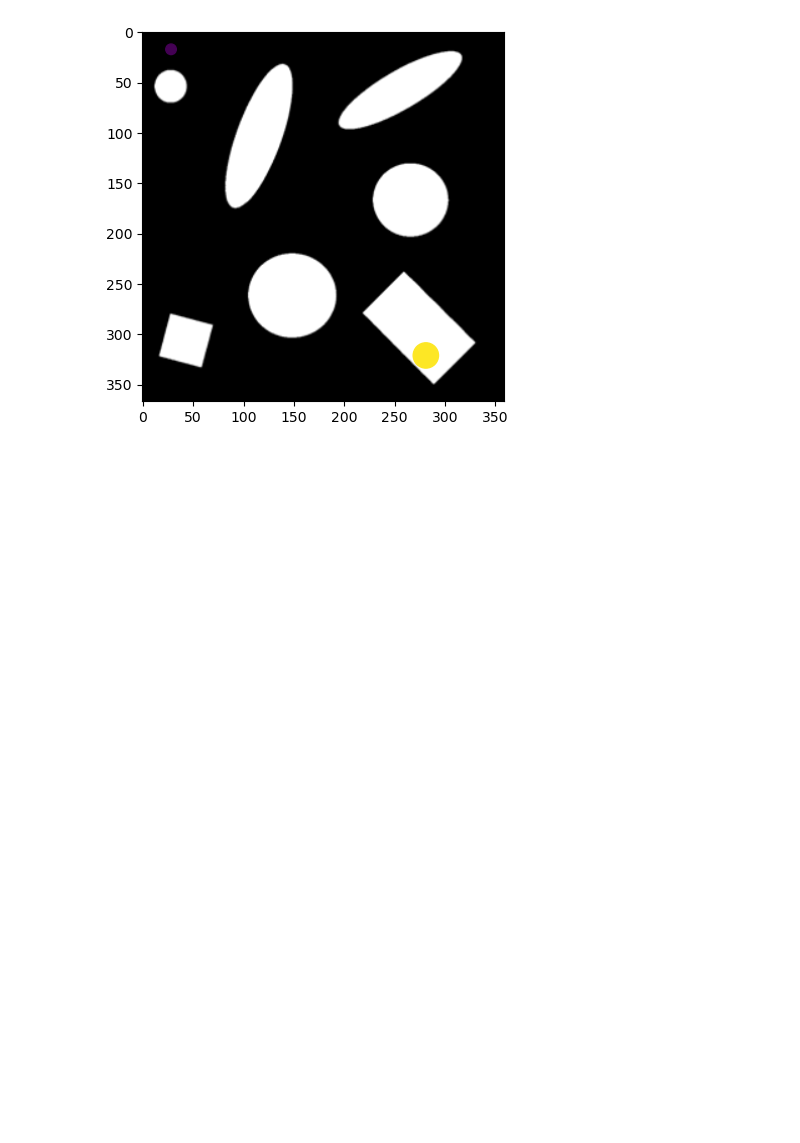
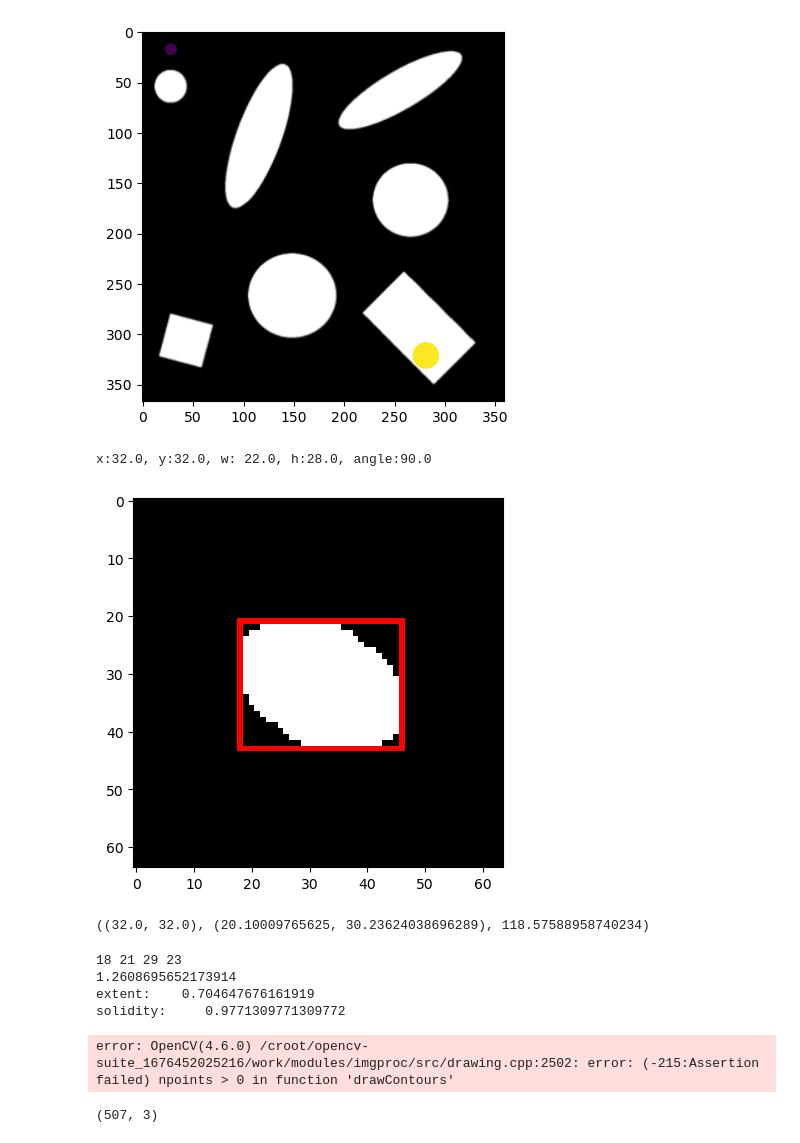
Before and after one commit to K-hyewon/ImageProcessing, a Jupyter notebook: 0407_Contour.ipynb, the cells around one changed output. Cells and saved outputs as stored; diff of their text form; code cells hidden in the pictures; blank space fills up the shorter version.

```diff
--- a/0407_Contour.ipynb
+++ b/0407_Contour.ipynb
@@ -55,3 +56,81 @@ plt.scatter(*approx)
 plt.show()
 # %% [output]
 [figure]
+# %%
+img = np.zeros((64,64,1), np.uint8)
+img = cv2.ellipse(img, (32,32), (15, 10), 30, 0,360, (255), -1)
+img_d = img.copy()
+
+contours, hierarchy = cv2.findContours( img_d,
+                                      cv2.RETR_EXTERNAL,
+                                      cv2.CHAIN_APPROX_SIMPLE)
+
+x, y, w, h = cv2.boundingRect(contours[0])
+(x,y) , (w,h), angle_of_rof = cv2.minAreaRect(contours[0])
+print(f"x:{x}, y:{y}, w: {w}, h:{h}, angle:{angle_of_rof}")
+
+rect = cv2.minAreaRect(contours[0])
+box = cv2.boxPoints(rect)
+box = np.int0(box)
+
+img_c = cv2.cvtColor(img_d, cv2.COLOR_GRAY2BGR)
+cv2.drawContours(img_c, [box], 0, (0,0,255), 1)
+
+plt.imshow(img_c[...,::-1])
+plt.show()
+# %% [output]
+x:32.0, y:32.0, w: 22.0, h:28.0, angle:90.0
+[figure, added]
+# %%
+ellipse = cv2.fitEllipse(contours[0])
+print(ellipse)
+# %% [output]
+((32.0, 32.0), (20.10009765625, 30.23624038696289), 118.57588958740234)
+# %%
+cnt = contours[0]
+
+###  aspect_ratio
+
+x, y, w, h = cv2.boundingRect(cnt)
+print(x, y, w, h)
+
+aspect_ratio = float(w)/ h
+print(aspect_ratio)
+
+###  extent
+area = cv2.contourArea(cnt)      ###### contour
+x,y,w,h = cv2.boundingRect(cnt)
+rect_area = w*h
+extent = float(area) / rect_area
+print("extent:   ", extent)
+
+### Solidity
+area = cv2.contourArea(cnt)
+hull = cv2.convexHull(cnt)
+hull_area = cv2.contourArea(hull)
+solidity = float(area)/hull_area
+print("solidity:    ", solidity)
+
+
+### Equivalent Diameter - contour의 넓이와 동일한 넓이를 가진 원의 지름
+# %% [output]
+18 21 29 23
+1.2608695652173914
+extent:    0.704647676161919
+solidity:     0.9771309771309772
+# %%
+mask = np.zeros(img_d.shape, np.uint8)
+mask_d = mask.copy()
+cv2.drawContours(mask, [cnt], 0, 255, -1)
+pixelpoints = np.transpose(np.nonzero(mask))
+
+cv2.drawContours(mask_d, [pixelpoints], 0, 255, -1)
+print(pixelpoints)
+plt.imshow(mask_d)
+plt.show()
+# %% [output]
+error: OpenCV(4.6.0) /croot/opencv-suite_1676452025216/work/modules/imgproc/src/drawing.cpp:2502: error: (-215:Assertion failed) npoints > 0 in function 'drawContours'
+# %%
+pixelpoints.shape
+# %% [output]
+(507, 3)
```
Also changed, not shown: parts of 1 cell of this notebook, 1 other file.
